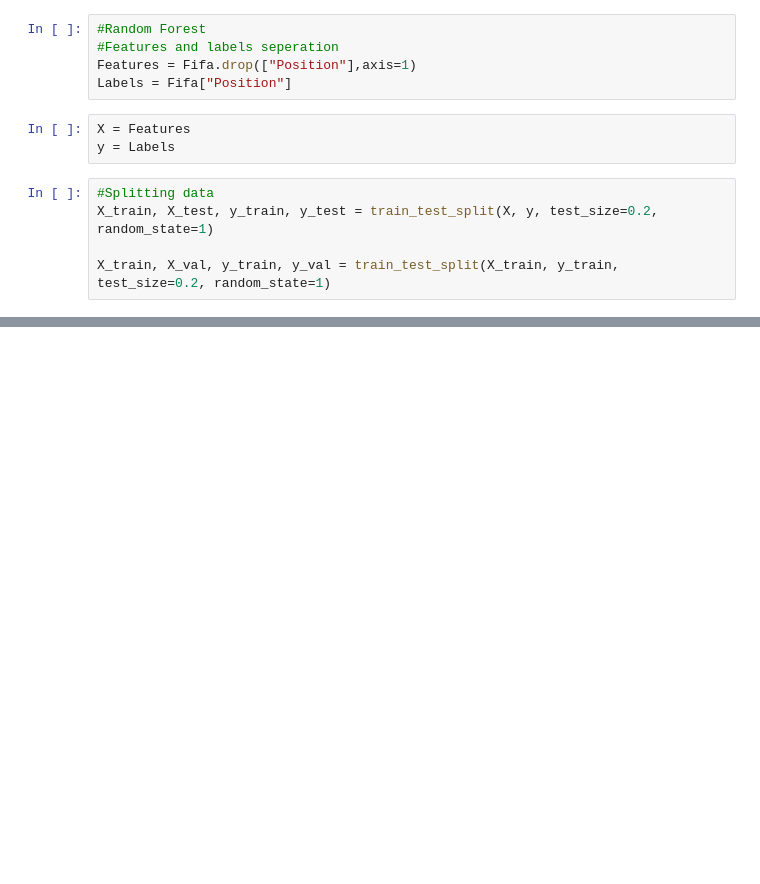
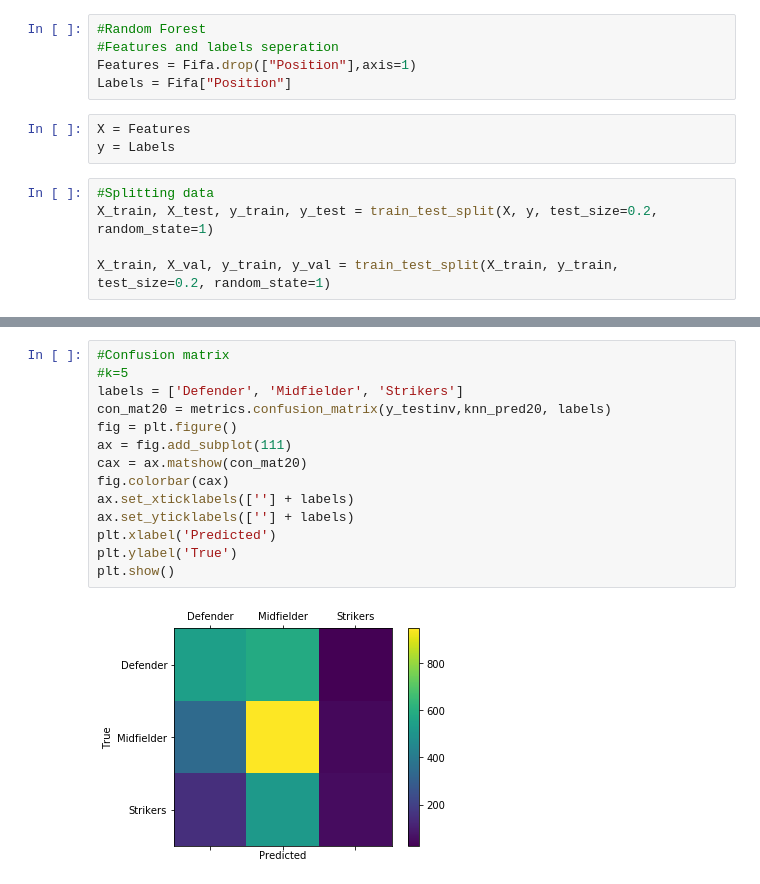
Before and after one commit to StanEveleens/MLNew, a Jupyter notebook: MachineLearning New/Stan2.ipynb, the cells around one changed output, grey strips where cells are left out. Drawn from its saved outputs; the diff is of its cells as text; blank space fills up the shorter version.

```diff
--- a/MachineLearning New/Stan2.ipynb
+++ b/MachineLearning New/Stan2.ipynb
@@ -323,0 +482,16 @@ Accuracy: 0.48527131782945737
+# %%
+#Confusion matrix
+#k=5
+labels = ['Defender', 'Midfielder', 'Strikers']
+con_mat20 = metrics.confusion_matrix(y_testinv,knn_pred20, labels)
+fig = plt.figure()
+ax = fig.add_subplot(111)
+cax = ax.matshow(con_mat20)
+fig.colorbar(cax)
+ax.set_xticklabels([''] + labels)
+ax.set_yticklabels([''] + labels)
+plt.xlabel('Predicted')
+plt.ylabel('True')
+plt.show()
+# %% [output]
+[figure, added]
```
Also changed, not shown: parts of 45 cells of this notebook.
